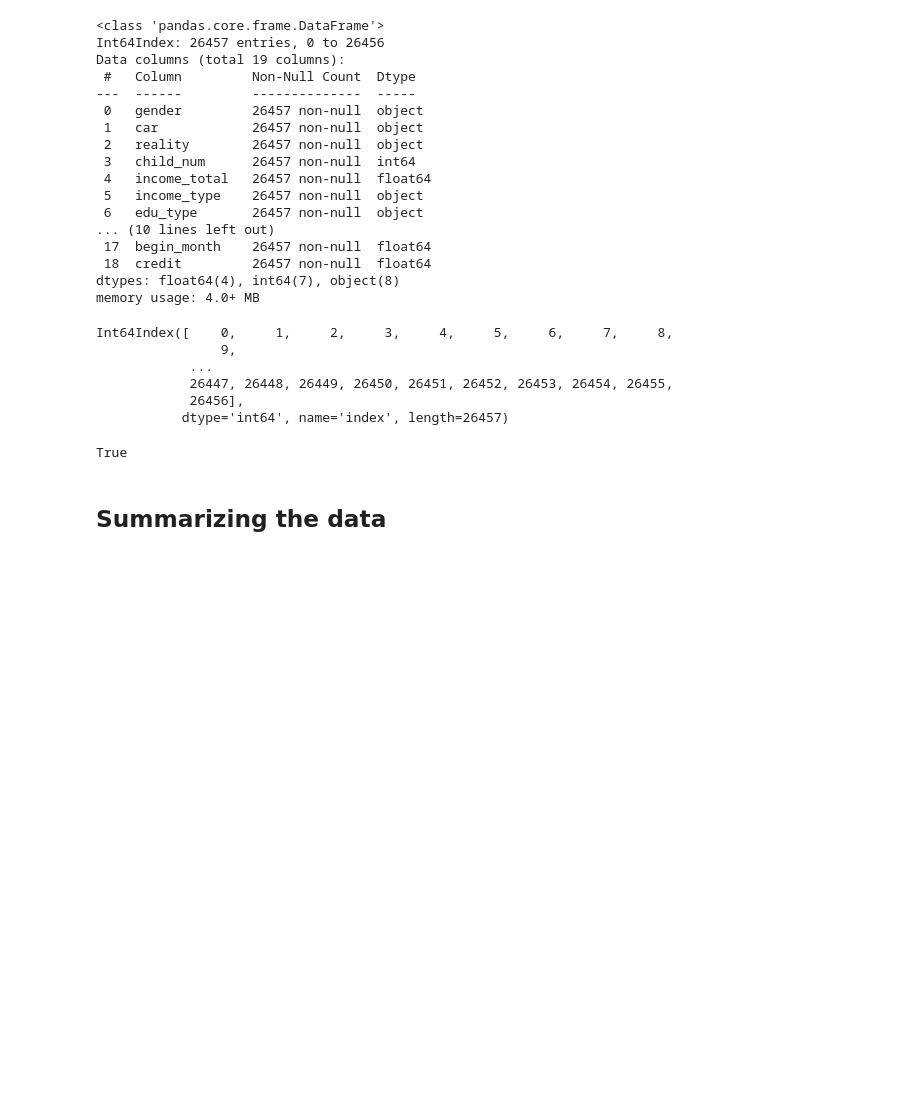
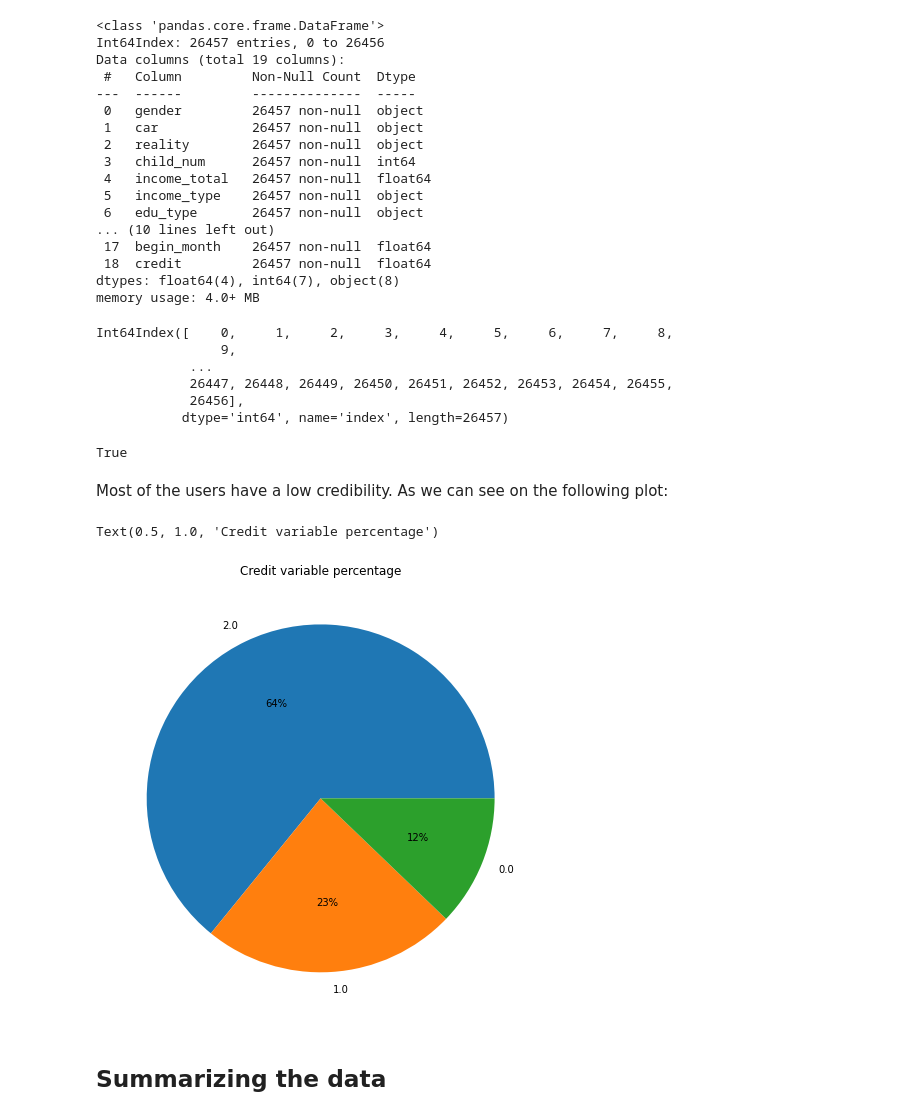
Before and after one commit to nahyunryou/AIML_project, a Jupyter notebook: notebooks/eda.ipynb, the cells around one changed output. Saved outputs shown, nothing was run; the diff lists cells and outputs as text; code cells hidden in the pictures; blank space fills up the shorter version.

```diff
--- a/notebooks/eda.ipynb
+++ b/notebooks/eda.ipynb
@@ -14,7 +23,7 @@ fatal: destination path 'AIML_project' already exists and is not an empty direct
 import pandas as pd
 import numpy as np
 
-df = pd.read_csv("train.csv", index_col=0)
+df = pd.read_csv("data/train.csv", index_col=0)
 df.head()
 # %% [output]
 |  | gender | car | reality | child_num | income_total | income_type | edu_type | family_type | house_type | ... |
@@ -98,6 +110,16 @@ Int64Index([    0,     1,     2,     3,     4,     5,     6,     7,     8,
 df.index.is_unique
 # %% [output]
 True
+# %% [markdown]
+Most of the users have a low credibility. As we can see on the following plot:
+# %%
+plt.subplots(figsize = (8,8))
+plt.pie(df['credit'].value_counts(), labels=df['credit'].value_counts().index,
+        autopct="%i%%")
+plt.title('Credit variable percentage')
+# %% [output]
+Text(0.5, 1.0, 'Credit variable percentage')
+[figure, added]
 # %% [markdown]
 ## **Summarizing the data**
 # %%
```
Also changed, not shown: parts of 24 cells of this notebook.
